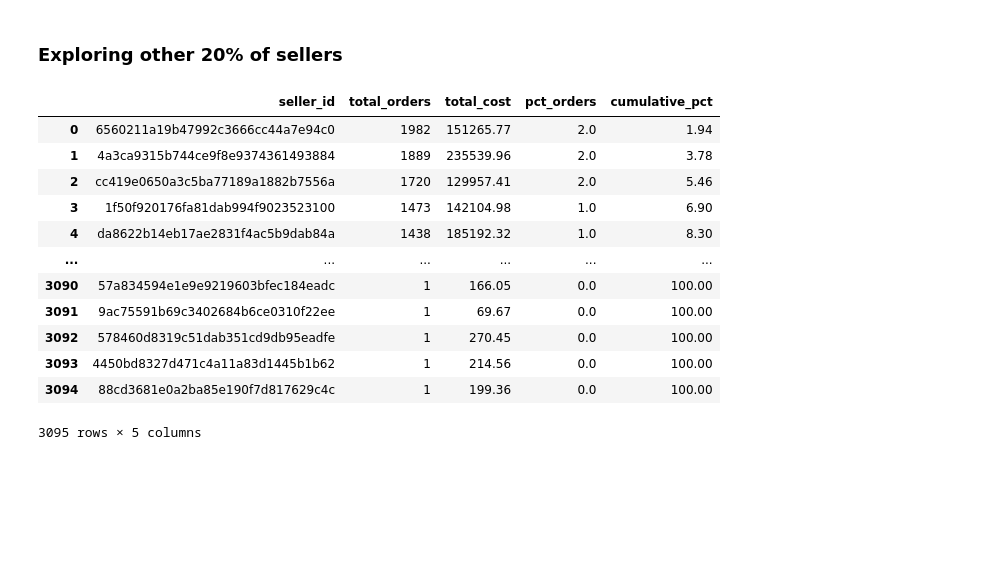
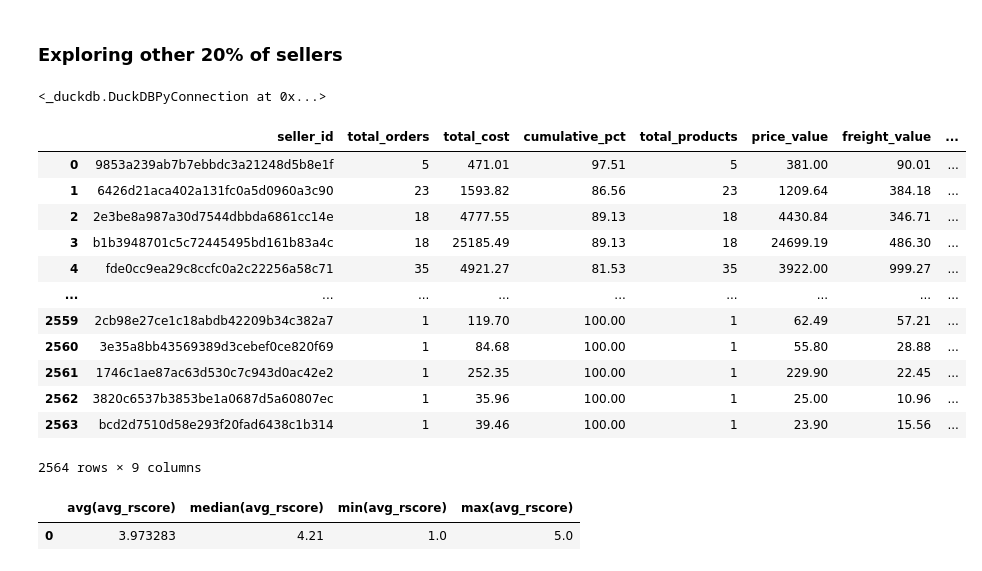
Before and after one commit to tejalig/olist-analysis, a Jupyter notebook: notebooks/05_EDA.ipynb, the cells around one changed output. Saved outputs shown, nothing was run; the diff lists cells and outputs as text; code cells hidden in the pictures; blank space fills up the shorter version.

```diff
--- a/notebooks/05_EDA.ipynb
+++ b/notebooks/05_EDA.ipynb
@@ -425,23 +429,69 @@ Almost 4% of orders make up the sellers with avg reviews less than 3.5
 ### Exploring other 20% of sellers
 # %%
 query = """
+    create or replace view other_seller_reviews as
+    with other_sellers as (
+        select
+            *
+        from pareto_principle
+        where cumulative_pct > 80
+    ),
+    total_orders as (
+        select sum(orders_total) as total_ord from seller_performance
+    ),
+    total_orders_other as (
+        select sum(total_orders) as total_ordo from other_sellers
+    ),
+    get_reviews as (
+        select
+            sp.seller_id,
+            count(product_id) as total_products,
+            round(sum(price_value),2) as price_value,
+            round(sum(freight_value),2) as freight_value,
+            count(review_id) as review_count,
+            round(avg(review_score),2) as avg_review_score
+        from seller_performance sp
+        LEFT JOIN order_reviews ordr
+        on sp.order_id = ordr.order_id
+        group by sp.seller_id
+    ),
+    other_reviews as (
+        select
+            *
+        from other_sellers osr
+        LEFT JOIN get_reviews gr
+        on osr.seller_id = gr.seller_id
+
+    )
     select
-        *
-    from pareto_principle > 80
+        seller_id, total_orders, round(total_cost,2) as total_cost, cumulative_pct,
+        total_products, price_value, freight_value, review_count, avg_review_score as avg_rscore
+    from other_reviews
+
 """
 
-conn.execute(query).df()
+conn.execute(query)
 # %% [output]
-|  | seller_id | total_orders | total_cost | pct_orders | cumulative_pct |
-| 0 | 6560211a19b47992c3666cc44a7e94c0 | 1982 | 151265.77 | 2.0 | 1.94 |
-| 1 | 4a3ca9315b744ce9f8e9374361493884 | 1889 | 235539.96 | 2.0 | 3.78 |
-| 2 | cc419e0650a3c5ba77189a1882b7556a | 1720 | 129957.41 | 2.0 | 5.46 |
-| 3 | 1f50f920176fa81dab994f9023523100 | 1473 | 142104.98 | 1.0 | 6.90 |
-| 4 | da8622b14eb17ae2831f4ac5b9dab84a | 1438 | 185192.32 | 1.0 | 8.30 |
-| ... | ... | ... | ... | ... | ... |
-| 3090 | 57a834594e1e9e9219603bfec184eadc | 1 | 166.05 | 0.0 | 100.00 |
-| 3091 | 9ac75591b69c3402684b6ce0310f22ee | 1 | 69.67 | 0.0 | 100.00 |
-| 3092 | 578460d8319c51dab351cd9db95eadfe | 1 | 270.45 | 0.0 | 100.00 |
-| 3093 | 4450bd8327d471c4a11a83d1445b1b62 | 1 | 214.56 | 0.0 | 100.00 |
-| 3094 | 88cd3681e0a2ba85e190f7d817629c4c | 1 | 199.36 | 0.0 | 100.00 |
-3095 rows × 5 columns
+<_duckdb.DuckDBPyConnection at 0x...>
+# %%
+conn.execute("""select * from other_seller_reviews""").df()
+# %% [output]
+|  | seller_id | total_orders | total_cost | cumulative_pct | total_products | price_value | freight_value | ... |
+| 0 | 9853a239ab7b7ebbdc3a21248d5b8e1f | 5 | 471.01 | 97.51 | 5 | 381.00 | 90.01 | ... |
+| 1 | 6426d21aca402a131fc0a5d0960a3c90 | 23 | 1593.82 | 86.56 | 23 | 1209.64 | 384.18 | ... |
+| 2 | 2e3be8a987a30d7544dbbda6861cc14e | 18 | 4777.55 | 89.13 | 18 | 4430.84 | 346.71 | ... |
+| 3 | b1b3948701c5c72445495bd161b83a4c | 18 | 25185.49 | 89.13 | 18 | 24699.19 | 486.30 | ... |
+| 4 | fde0cc9ea29c8ccfc0a2c22256a58c71 | 35 | 4921.27 | 81.53 | 35 | 3922.00 | 999.27 | ... |
+| ... | ... | ... | ... | ... | ... | ... | ... | ... |
+| 2559 | 2cb98e27ce1c18abdb42209b34c382a7 | 1 | 119.70 | 100.00 | 1 | 62.49 | 57.21 | ... |
+| 2560 | 3e35a8bb43569389d3cebef0ce820f69 | 1 | 84.68 | 100.00 | 1 | 55.80 | 28.88 | ... |
+| 2561 | 1746c1ae87ac63d530c7c943d0ac42e2 | 1 | 252.35 | 100.00 | 1 | 229.90 | 22.45 | ... |
+| 2562 | 3820c6537b3853be1a0687d5a60807ec | 1 | 35.96 | 100.00 | 1 | 25.00 | 10.96 | ... |
+| 2563 | bcd2d7510d58e293f20fad6438c1b314 | 1 | 39.46 | 100.00 | 1 | 23.90 | 15.56 | ... |
+2564 rows × 9 columns
+# %%
+# Avg review for these sellers
+conn.execute("""select avg(avg_rscore), median(avg_rscore), min(avg_rscore), max(avg_rscore) from other_seller_reviews""").df()
+# %% [output]
+|  | avg(avg_rscore) | median(avg_rscore) | min(avg_rscore) | max(avg_rscore) |
+| 0 | 3.973283 | 4.21 | 1.0 | 5.0 |
```
Also changed, not shown: parts of 22 cells of this notebook.
